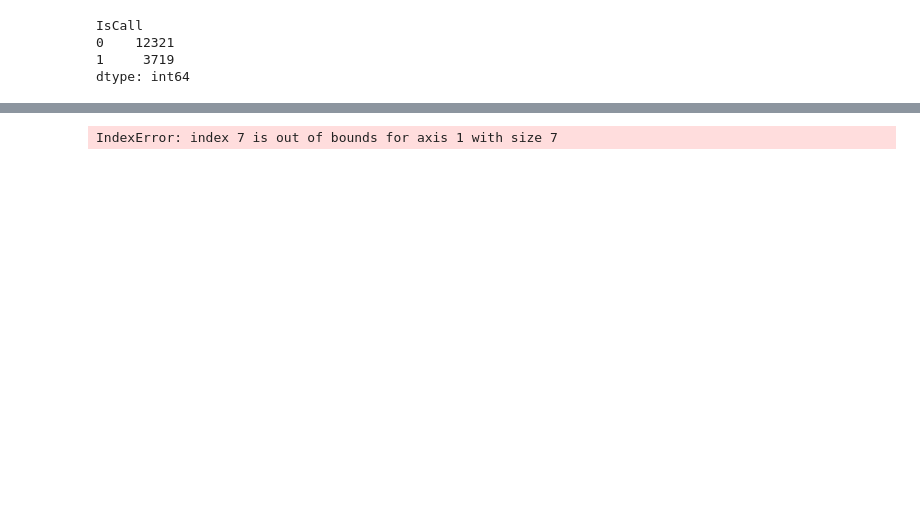
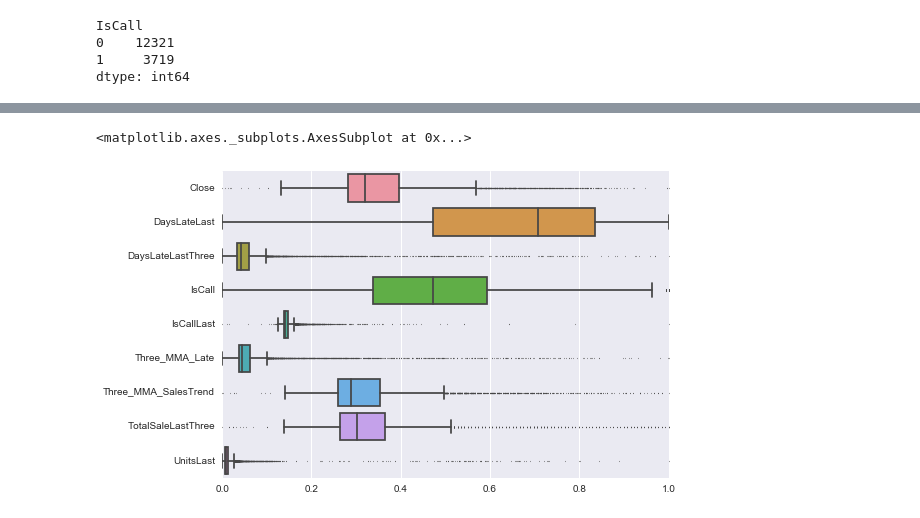
Before and after one commit to apclypsr/Capstone-Project, a Jupyter notebook: SurveyAnalysis.ipynb, the cells around one changed output, grey strips where cells are left out. Cells and saved outputs as stored; diff of their text form; code cells hidden in the pictures; blank space fills up the shorter version.

```diff
--- a/SurveyAnalysis.ipynb
+++ b/SurveyAnalysis.ipynb
@@ -383,20 +382,21 @@ sns.heatmap(corr2, mask=mask, cmap=cmap, vmax=.3,
 # %%
 #rescales all data to be between 0 and 1 and readies it for further processing - in progress
 
 import scipy
 
 from sklearn.preprocessing import MinMaxScaler
 
 array = PAIRPLOT2.values
 # separate array into input and output components
-X = array[:,1:8]
+X = array[:,1:14]
 Y = array[:,0]
 scaler = MinMaxScaler(feature_range=(0, 1))
 rescaledX = scaler.fit_transform(X)
 
 rescaledX3 = rescaledX.reshape((-1,8))
 
-rescaledX3 = pd.DataFrame({'IsCall':rescaledX[:,0],'Close':rescaledX[:,1],'Three_MMA_Late':rescaledX[:,2],'Three_MMA_SalesTrend':rescaledX[:,3],'DaysLateLastThree':rescaledX[:,4],'TotalSaleLastThree':rescaledX[:,5],'DaysLateLast':rescaledX[:,6],'UnitsLast':rescaledX[:,7]})
-rescaledX3.plot.box()
+rescaledX3 = pd.DataFrame({'IsCall':rescaledX[:,0],'Close':rescaledX[:,1],'Three_MMA_Late':rescaledX[:,2],'Three_MMA_SalesTrend':rescaledX[:,3],'DaysLateLastThree':rescaledX[:,4],'TotalSaleLastThree':rescaledX[:,5],'DaysLateLast':rescaledX[:,6],'UnitsLast':rescaledX[:,7],'IsCallLast':rescaledX[:,8]})
+sns.boxplot(data = rescaledX3, orient = 'h', fliersize = '1')
 # %% [output]
-IndexError: index 7 is out of bounds for axis 1 with size 7
+<matplotlib.axes._subplots.AxesSubplot at 0x...>
+[figure, added]
```
Also changed, not shown: parts of 20 cells of this notebook.
